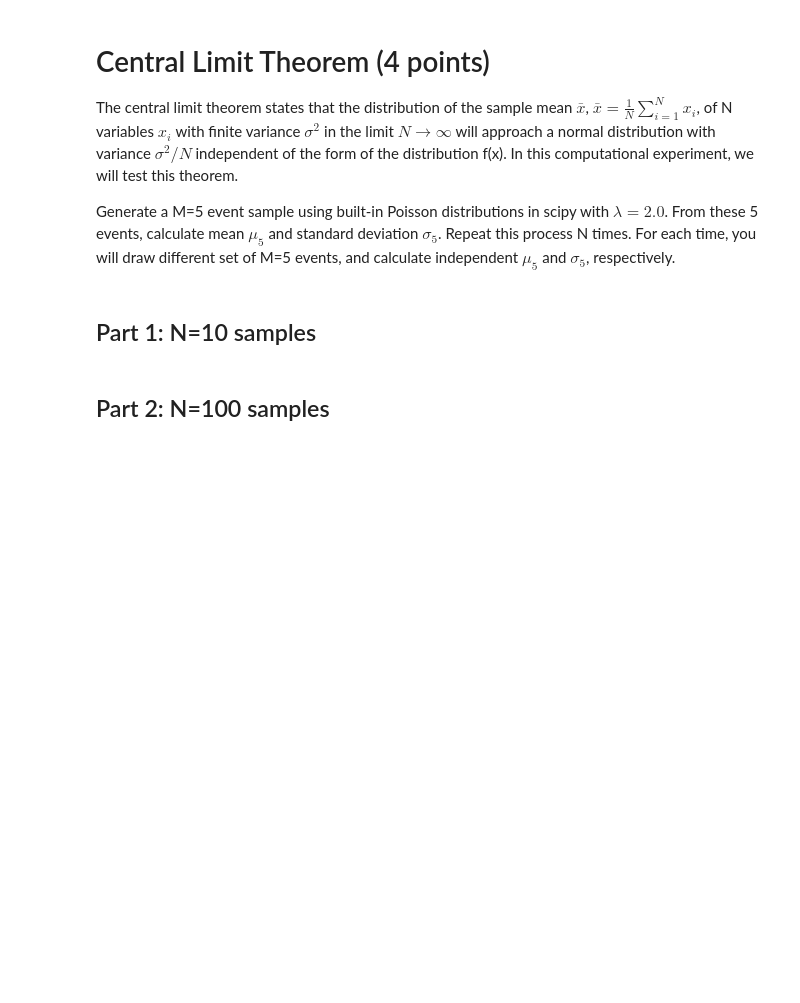
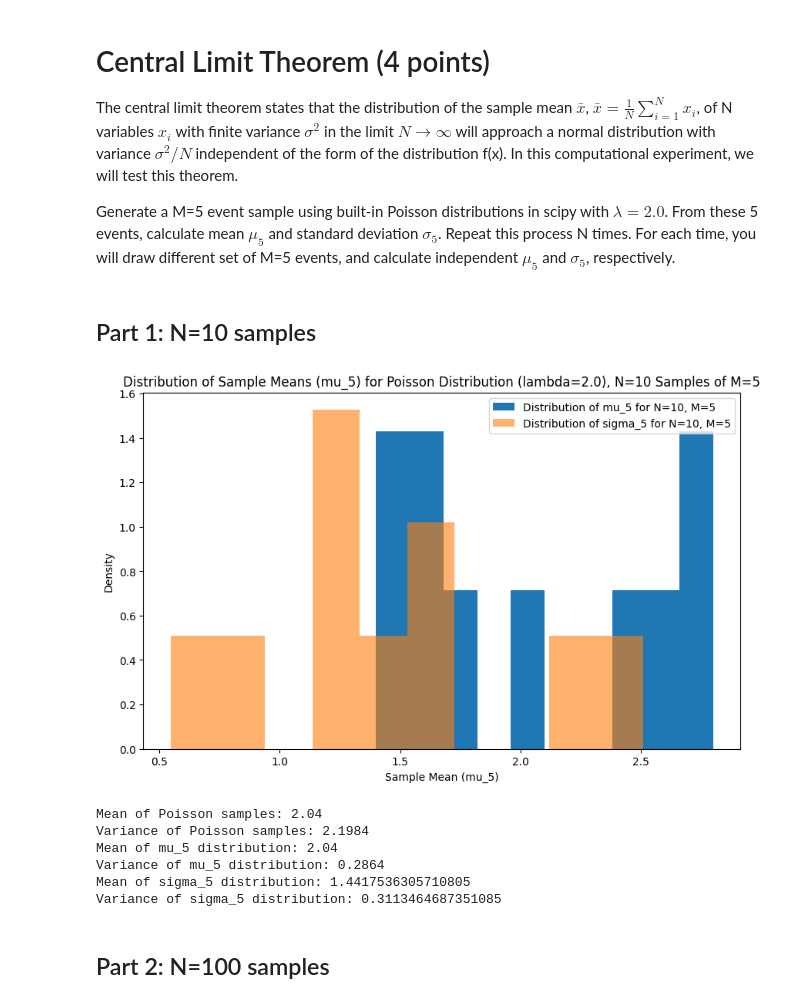
Before and after one commit to Klinjin/Au25_Phys434_Data_Analysis_Lab, a Jupyter notebook: LAB2/lab_2_AlexFeucht.ipynb, the cells around one changed output. Saved outputs shown, nothing was run; the diff lists cells and outputs as text; code cells hidden in the pictures; blank space fills up the shorter version.

```diff
--- a/LAB2/lab_2_AlexFeucht.ipynb
+++ b/LAB2/lab_2_AlexFeucht.ipynb
@@ -105,6 +227,57 @@ Generate a M=5 event sample using built-in Poisson distributions in scipy with $
 # Calculate mu_5 and sigma_5 for each set
 # Plot distributions of mu_5 and sigma_5
 # Include mean and variance in the legend
+# %%
+N = 10
+M = 5
+lambda_val = 2.0
+
+# Generate N sets of M=5 Poisson samples with lambda=2.0
+poisson_samples = np.random.poisson(lambda_val, size=(N, M))
+
+# Calculate mu_5 and sigma_5
+mu_5 = np.mean(poisson_samples, axis=1)
+sigma_5 = np.std(poisson_samples, axis=1, ddof=1)
+mean = np.mean(poisson_samples)
+var = np.var(poisson_samples)
+
+# Plot distributions of mu_5 and sigma_5
+fig, ax = plt.subplots(figsize=(10, 6))
+
+# Plot histogram of mu_5 (means of the sets of 5)
+ax.hist(mu_5, bins=10, density=True, label=(f"Distribution of mu_5 for N={N}, M={M}"))
+
+# Plot histogram of sigma_5 (standard deviations of the sets of 5)
+ax.hist(sigma_5, bins=10, density=True, alpha=0.6, label=(f"Distribution of sigma_5 for N={N}, M={M}"))
+
+# Set labels and title
+ax.set_title(f"Distribution of Sample Means (mu_5) for Poisson Distribution (lambda={lambda_val}), N={N} Samples of M={M}")
+ax.set_xlabel("Sample Mean (mu_5)")
+ax.set_ylabel("Density")
+ax.legend()
+
+plt.show()
+
+# Calculate and print mean and variance of mu_5 and sigma_5 distributions
+mean_mu_5 = np.mean(mu_5)
+var_mu_5 = np.var(mu_5)
+mean_sigma_5 = np.mean(sigma_5)
+var_sigma_5 = np.var(sigma_5)
+
+print(f"Mean of Poisson samples: {mean}")
+print(f"Variance of Poisson samples: {var}")
+print(f"Mean of mu_5 distribution: {mean_mu_5}")
+print(f"Variance of mu_5 distribution: {var_mu_5}")
+print(f"Mean of sigma_5 distribution: {mean_sigma_5}")
+print(f"Variance of sigma_5 distribution: {var_sigma_5}")
+# %% [output]
+[figure, added]
+Mean of Poisson samples: 2.04
+Variance of Poisson samples: 2.1984
+Mean of mu_5 distribution: 2.04
+Variance of mu_5 distribution: 0.2864
+Mean of sigma_5 distribution: 1.4417536305710805
+Variance of sigma_5 distribution: 0.3113464687351085
 # %% [markdown]
 ## Part 2: N=100 samples
 # %%
```
Also changed, not shown: parts of 8 cells of this notebook.
